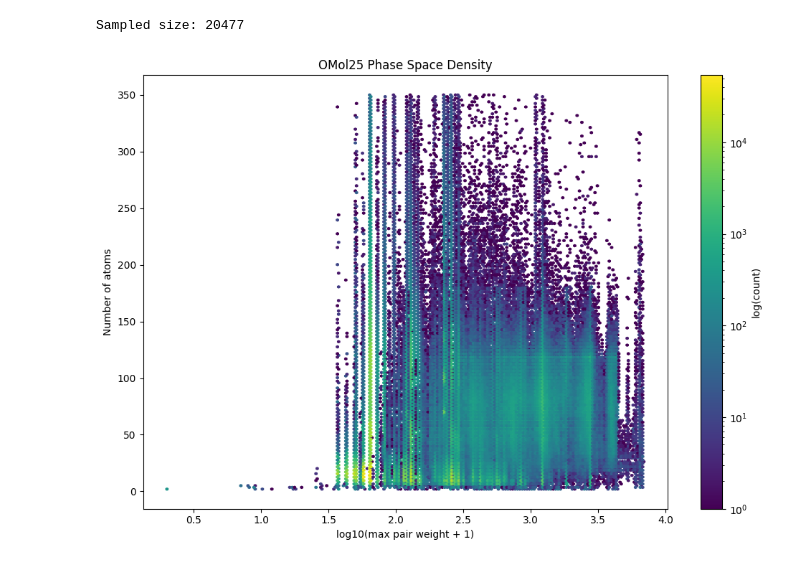
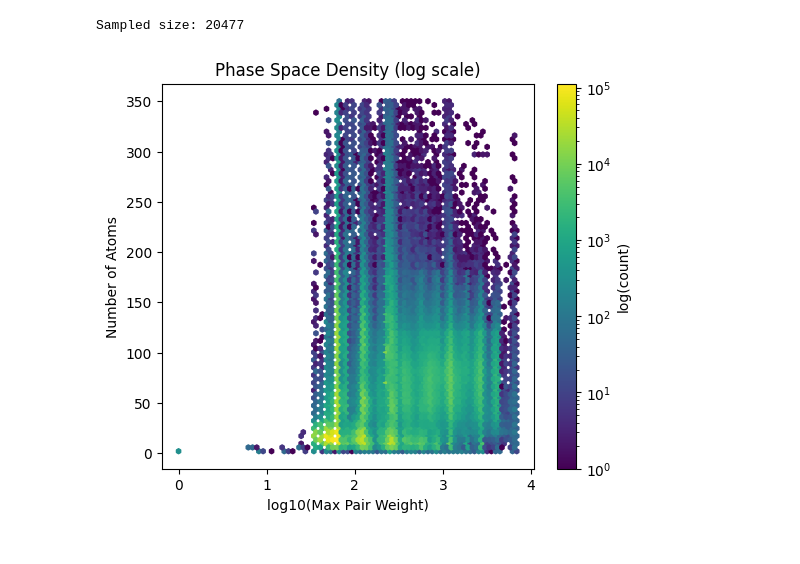
Before and after one commit to joaopanicali1/SLAC-atoms, a Jupyter notebook: all_shards_phase_space.ipynb, the cells around one changed output. Saved outputs shown, nothing was run; the diff lists cells and outputs as text; code cells hidden in the pictures.

Commit message:
distribution of phase space across all of 4M

```diff
--- a/all_shards_phase_space.ipynb
+++ b/all_shards_phase_space.ipynb
@@ -125,26 +125,26 @@ print("Sampled size:", len(sampled_features))
 # %% [output]
 Sampled size: 20477
 # %%
+pair_weight = all_features[:, 1]
 N_atoms = all_features[:, 0]
-pair_weight = all_features[:, 1]
 
-plt.figure(figsize=(10, 7))
+pair_weight_safe = np.clip(pair_weight, 1, None)
+
+plt.figure(figsize=(6, 5))
 
 plt.hexbin(
-    np.log10(pair_weight + 1),  # log makes it readable
+    np.log10(pair_weight_safe),
     N_atoms,
-    gridsize=200,
+    gridsize=80,
     bins='log',
     cmap='viridis'
 )
 
-plt.xlabel("log10(max pair weight + 1)")
-plt.ylabel("Number of atoms")
-plt.title("OMol25 Phase Space Density")
+plt.xlabel("log10(Max Pair Weight)")
+plt.ylabel("Number of Atoms")
+plt.title("Phase Space Density (log scale)")
 
 plt.colorbar(label="log(count)")
-plt.tight_layout()
-plt.savefig("all_shards_phase_space.png")
 plt.show()
 # %% [output]
-[figure, old version]
+[figure, new version]
```
